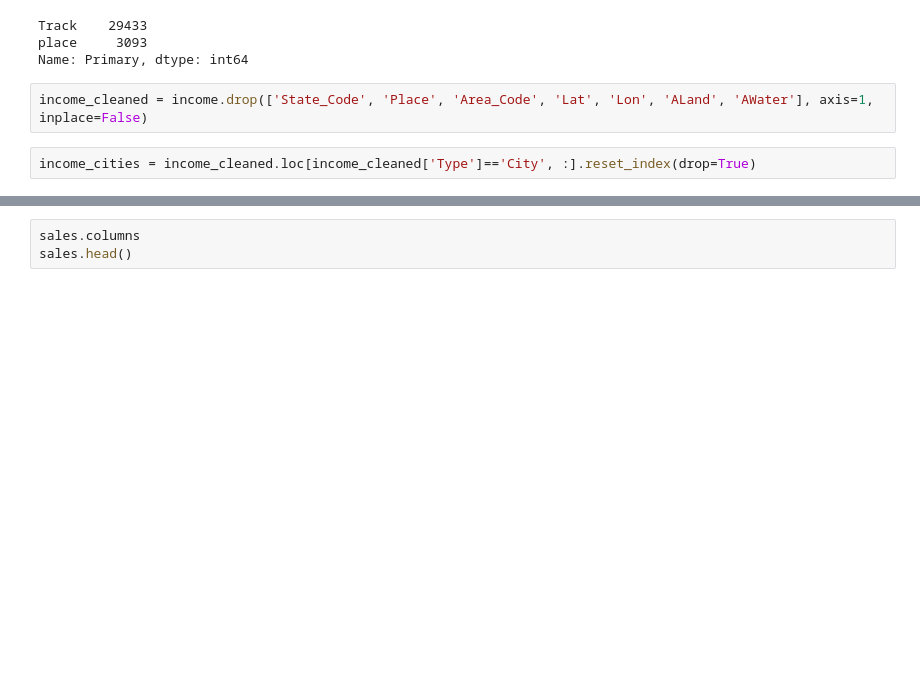
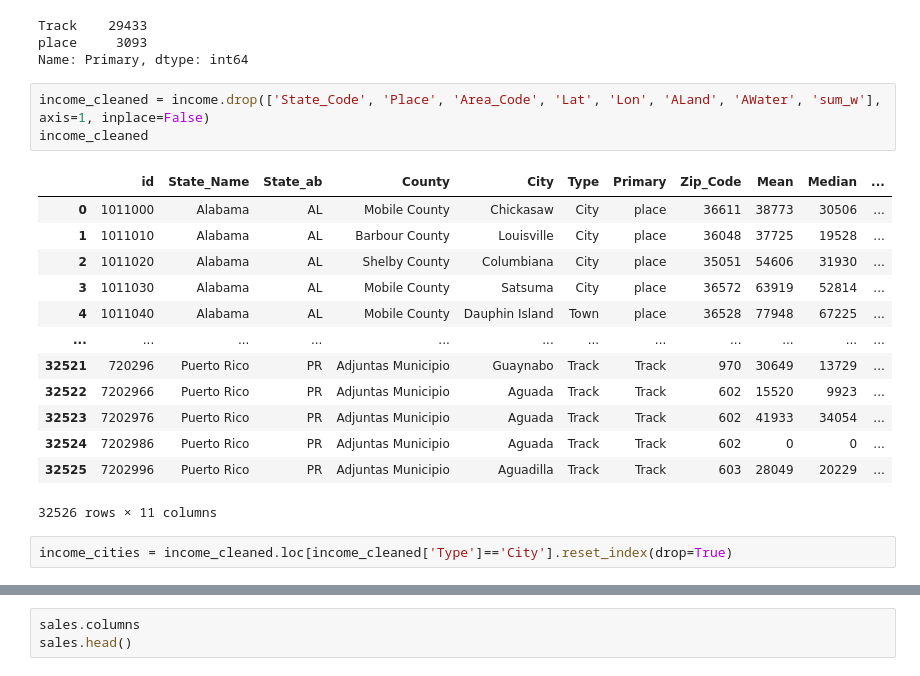
Before and after one commit to mberkley25/ETL_Project_Group2, a Jupyter notebook: main.ipynb, the cells around one changed output, grey strips where cells are left out. Drawn from its saved outputs; the diff is of its cells as text; blank space fills up the shorter version.

```diff
--- a/main.ipynb
+++ b/main.ipynb
@@ -48,7 +48,22 @@ Track    29433
 place     3093
 Name: Primary, dtype: int64
 # %%
-income_cleaned = income.drop(['State_Code', 'Place', 'Area_Code', 'Lat', 'Lon', 'ALand', 'AWater'], axis=1, inplace=False)
+income_cleaned = income.drop(['State_Code', 'Place', 'Area_Code', 'Lat', 'Lon', 'ALand', 'AWater', 'sum_w'], axis=1, inplace=False)
+income_cleaned
+# %% [output]
+|  | id | State_Name | State_ab | County | City | Type | Primary | Zip_Code | Mean | Median | ... |
+| 0 | 1011000 | Alabama | AL | Mobile County | Chickasaw | City | place | 36611 | 38773 | 30506 | ... |
+| 1 | 1011010 | Alabama | AL | Barbour County | Louisville | City | place | 36048 | 37725 | 19528 | ... |
+| 2 | 1011020 | Alabama | AL | Shelby County | Columbiana | City | place | 35051 | 54606 | 31930 | ... |
+| 3 | 1011030 | Alabama | AL | Mobile County | Satsuma | City | place | 36572 | 63919 | 52814 | ... |
+| 4 | 1011040 | Alabama | AL | Mobile County | Dauphin Island | Town | place | 36528 | 77948 | 67225 | ... |
+| ... | ... | ... | ... | ... | ... | ... | ... | ... | ... | ... | ... |
+| 32521 | 720296 | Puerto Rico | PR | Adjuntas Municipio | Guaynabo | Track | Track | 970 | 30649 | 13729 | ... |
+| 32522 | 7202966 | Puerto Rico | PR | Adjuntas Municipio | Aguada | Track | Track | 602 | 15520 | 9923 | ... |
+| 32523 | 7202976 | Puerto Rico | PR | Adjuntas Municipio | Aguada | Track | Track | 602 | 41933 | 34054 | ... |
+| 32524 | 7202986 | Puerto Rico | PR | Adjuntas Municipio | Aguada | Track | Track | 602 | 0 | 0 | ... |
+| 32525 | 7202996 | Puerto Rico | PR | Adjuntas Municipio | Aguadilla | Track | Track | 603 | 28049 | 20229 | ... |
+32526 rows × 11 columns
 # %%
-income_cities = income_cleaned.loc[income_cleaned['Type']=='City', :].reset_index(drop=True)
+income_cities = income_cleaned.loc[income_cleaned['Type']=='City'].reset_index(drop=True)
 # %%
```
Also changed, not shown: parts of 11 cells of this notebook, 2 other files.
